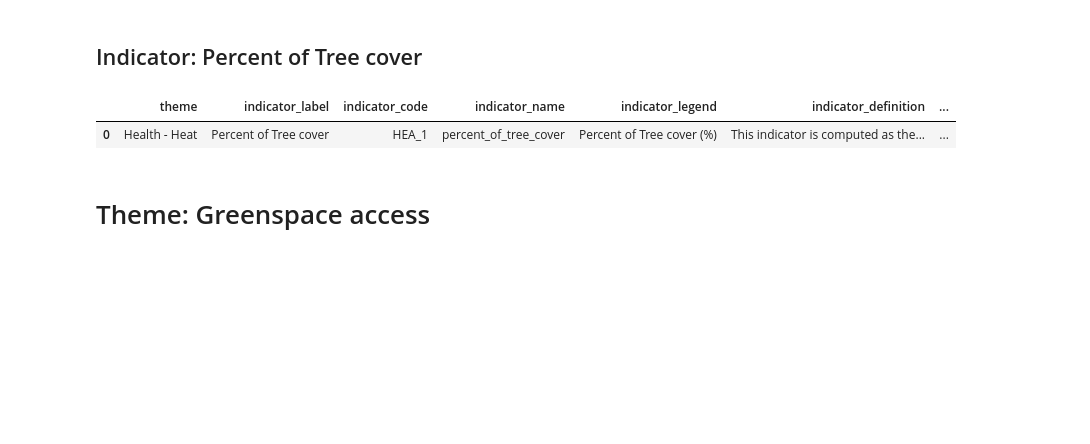
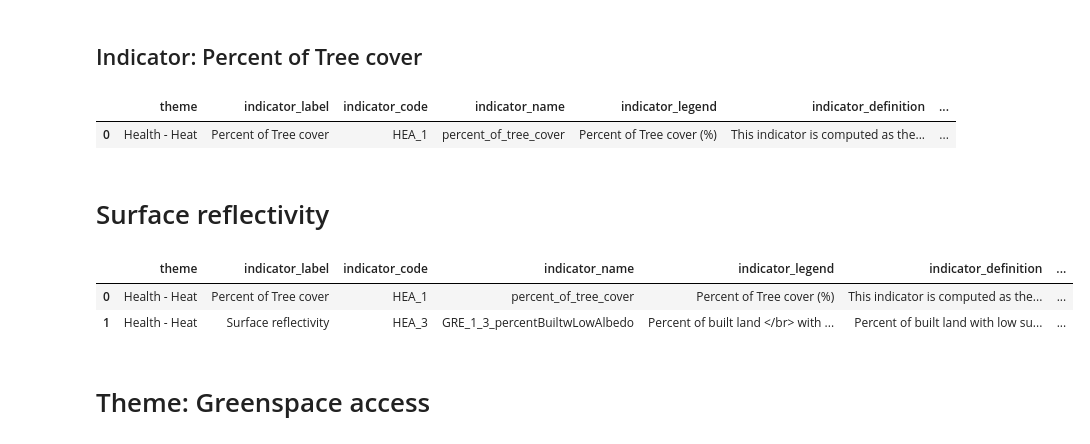
Before and after one commit to wri/cities-cities4forests-indicators, a Jupyter notebook: scripts/define-indicators.ipynb, the cells around one changed output. Saved outputs shown, nothing was run; the diff lists cells and outputs as text; code cells hidden in the pictures; blank space fills up the shorter version.

```diff
--- a/scripts/define-indicators.ipynb
+++ b/scripts/define-indicators.ipynb
@@ -31,6 +31,24 @@ indicators_definitions
 # %% [output]
 |  | theme | indicator_label | indicator_code | indicator_name | indicator_legend | indicator_definition | ... |
 | 0 | Health - Heat | Percent of Tree cover | HEA_1 | percent_of_tree_cover | Percent of Tree cover (%) | This indicator is computed as the... | ... |
+# %% [markdown]
+# Surface reflectivity
+# %%
+indicators_definitions = indicators_definitions.append({'theme' : 'Health - Heat',
+                                                        'indicator_label' : 'Surface reflectivity',
+                                                        'indicator_code' : 'HEA_3',
+                                                        'indicator_name' : 'GRE_1_3_percentBuiltwLowAlbedo',
+                                                        'indicator_legend': 'Percent of built land </br> with low surface reflectivity (%)',
+                                                       'indicator_definition' : 'Percent of built land with low surface reflectivity (below 0.2 albedo)',
+                                                       'data_sources' : 'Sentinel-1, ESA World Cover',
+                                                       'importance' : 'This indicator can identify areas of the city with a high share of surfaces that retain excess heat. Surfaces with Low solar reflectivity (albedo) absorb heat and transfer it to immediate surroundings. Areas with a high share of low albedo surfaces may be candidates in which to install measures--such as solar reflective roofs and pavements, or trees--that will reduce the heat retained on surfaces or otherwise cool the immediate area.',
+                                                       'methods' : 'This indicator uses pixelwise albedo values derived from Sentinel-1 as retrieved from Earth Engine using the algorithms defined in Bonafoni & Sekertekin 2020. Annual mean albedo is calculated from cloud-free pixels from 2021. Values for built land cover areas only are derived using the built-up class from ESA WorldCover as a mask. Finally, pixels with albedo values below 0.2 are masked to calculate the percent of built area with low surface reflectivity.'},
+                                                       ignore_index = True)
+indicators_definitions
+# %% [output]
+|  | theme | indicator_label | indicator_code | indicator_name | indicator_legend | indicator_definition | ... |
+| 0 | Health - Heat | Percent of Tree cover | HEA_1 | percent_of_tree_cover | Percent of Tree cover (%) | This indicator is computed as the... | ... |
+| 1 | Health - Heat | Surface reflectivity | HEA_3 | GRE_1_3_percentBuiltwLowAlbedo | Percent of built land </br> with ... | Percent of built land with low su... | ... |
 # %% [markdown]
 # Theme: Greenspace access
 # %% [markdown]
```
Also changed, not shown: parts of 3 cells of this notebook, 2 other files.
